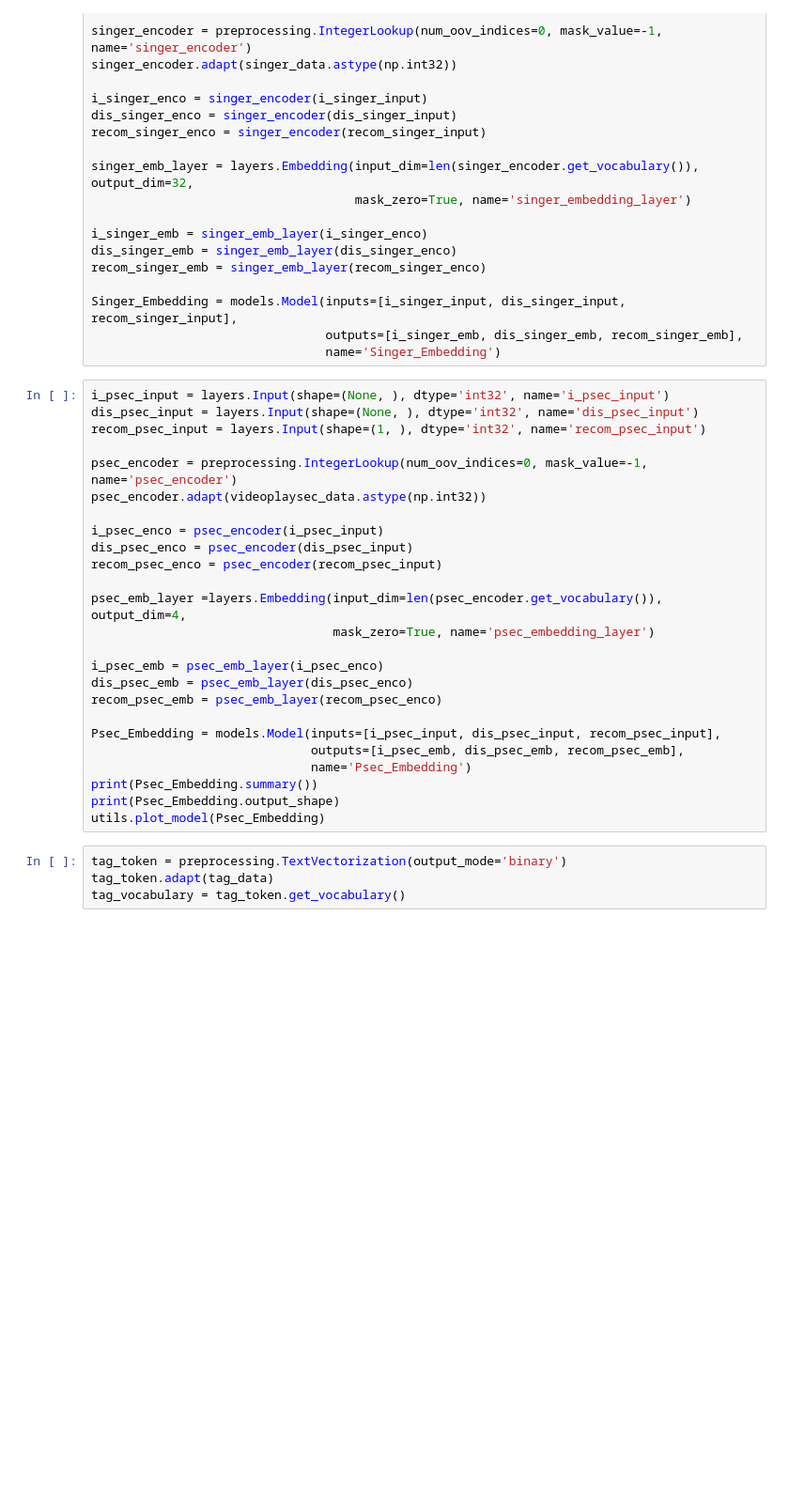
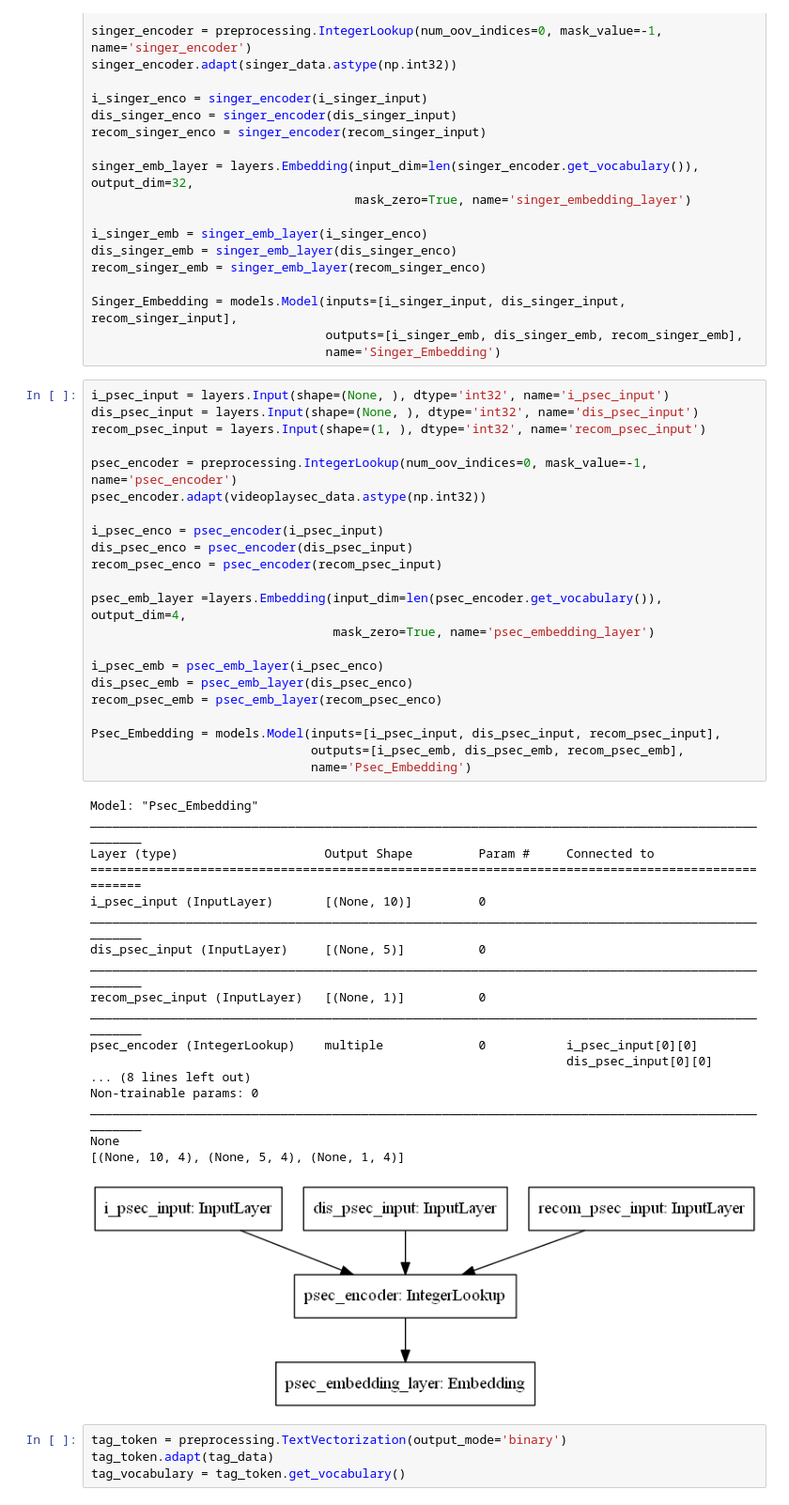
Before and after one commit to CxsGhost/DataScience_DL_ML_competitions, a Jupyter notebook: 2021微信带数据挑战赛/DIN/try.ipynb, the cells around one changed output. Shown: that part at 94% size. Saved outputs shown, nothing was run; the diff lists cells and outputs as text; blank space fills up the shorter version.

```diff
--- a/2021微信带数据挑战赛/DIN/try.ipynb
+++ b/2021微信带数据挑战赛/DIN/try.ipynb
@@ -90,28 +93,44 @@ Singer_Embedding = models.Model(inputs=[i_singer_input, dis_singer_input, recom_
 # %%
 i_psec_input = layers.Input(shape=(None, ), dtype='int32', name='i_psec_input')
 dis_psec_input = layers.Input(shape=(None, ), dtype='int32', name='dis_psec_input')
 recom_psec_input = layers.Input(shape=(1, ), dtype='int32', name='recom_psec_input')
 
 psec_encoder = preprocessing.IntegerLookup(num_oov_indices=0, mask_value=-1, name='psec_encoder')
 psec_encoder.adapt(videoplaysec_data.astype(np.int32))
 
 i_psec_enco = psec_encoder(i_psec_input)
 dis_psec_enco = psec_encoder(dis_psec_input)
 recom_psec_enco = psec_encoder(recom_psec_input)
 
 psec_emb_layer =layers.Embedding(input_dim=len(psec_encoder.get_vocabulary()), output_dim=4,
                                  mask_zero=True, name='psec_embedding_layer')
 
 i_psec_emb = psec_emb_layer(i_psec_enco)
 dis_psec_emb = psec_emb_layer(dis_psec_enco)
 recom_psec_emb = psec_emb_layer(recom_psec_enco)
 
 Psec_Embedding = models.Model(inputs=[i_psec_input, dis_psec_input, recom_psec_input],
                               outputs=[i_psec_emb, dis_psec_emb, recom_psec_emb],
                               name='Psec_Embedding')
-print(Psec_Embedding.summary())
-print(Psec_Embedding.output_shape)
-utils.plot_model(Psec_Embedding)
+# %% [output]
+Model: "Psec_Embedding"
+__________________________________________________________________________________________________
+Layer (type)                    Output Shape         Param #     Connected to
+==================================================================================================
+i_psec_input (InputLayer)       [(None, 10)]         0
+__________________________________________________________________________________________________
+dis_psec_input (InputLayer)     [(None, 5)]          0
+__________________________________________________________________________________________________
+recom_psec_input (InputLayer)   [(None, 1)]          0
+__________________________________________________________________________________________________
+psec_encoder (IntegerLookup)    multiple             0           i_psec_input[0][0]
+                                                                 dis_psec_input[0][0]
+... (8 lines left out)
+Non-trainable params: 0
+__________________________________________________________________________________________________
+None
+[(None, 10, 4), (None, 5, 4), (None, 1, 4)]
+[figure, added]
 # %%
 tag_token = preprocessing.TextVectorization(output_mode='binary')
 tag_token.adapt(tag_data)
```
Also changed, not shown: parts of 10 cells of this notebook, 2 other files.
